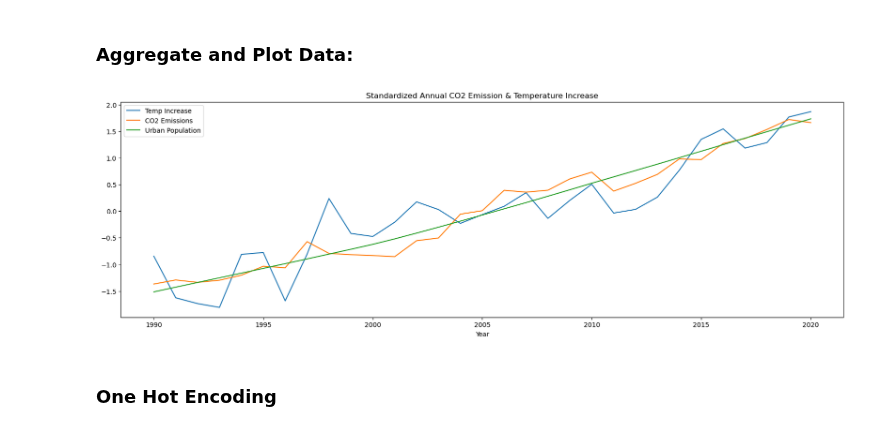
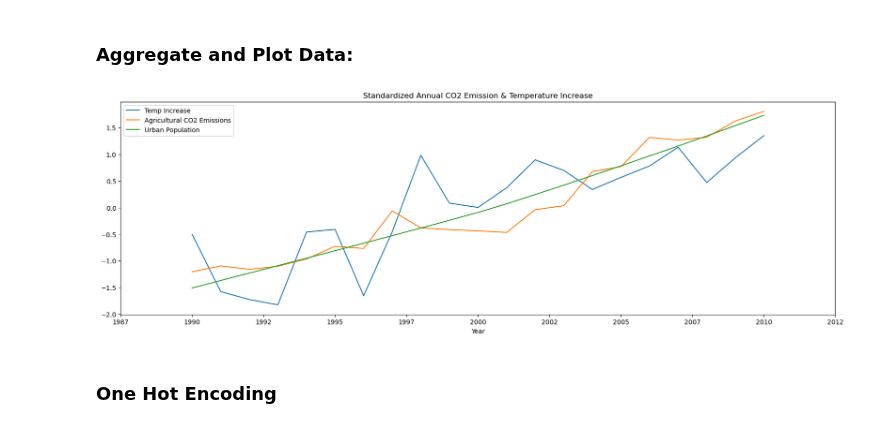
Before and after one commit to fayesimone/agriculture_emissions_prediction, a Jupyter notebook: EDA.ipynb, the cells around one changed output. Saved outputs shown, nothing was run; the diff lists cells and outputs as text; code cells hidden in the pictures.

```diff
--- a/EDA.ipynb
+++ b/EDA.ipynb
@@ -97,6 +170,7 @@ ag_data.duplicated( ).sum()
 # %%
 #Aggregate data by year (average temperature change, total global emissions, total global urban population)
 ag_data_yr = ag_data.groupby("year").agg({"average_temperature_°c": "mean", "total_emission": "sum", "urban_population": "sum"})
+ag_data_yr = ag_data_yr.iloc[:21]
 # %%
 def standardize_df (df, features):
     """Standardize each column in a dataframe
@@ -122,14 +196,15 @@ def standardize_df (df, features):
 # %%
 #Apply standard normalization to annual average temperature change, annual total global emissions, annual total urban population)
 norm_ag_data_yr = standardize_df(ag_data_yr, ag_data_yr.columns)
 
 norm_ag_data_yr.plot(figsize=(20, 6))
 plt.title("Standardized Annual CO2 Emission & Temperature Increase")
 plt.xlabel("Year")
-plt.legend(['Temp Increase', 'CO2 Emissions', 'Urban Population'])
+plt.legend(['Temp Increase', 'Agricultural CO2 Emissions', 'Urban Population'])
+plt.xticks(ticks=plt.xticks()[0], labels=plt.xticks()[0].astype(int))
 plt.show()
 # %% [output]
-[figure, old version]
+[figure, new version]
 # %% [markdown]
 ### One Hot Encoding
 # %%
```
Also changed, not shown: parts of 6 cells of this notebook.
